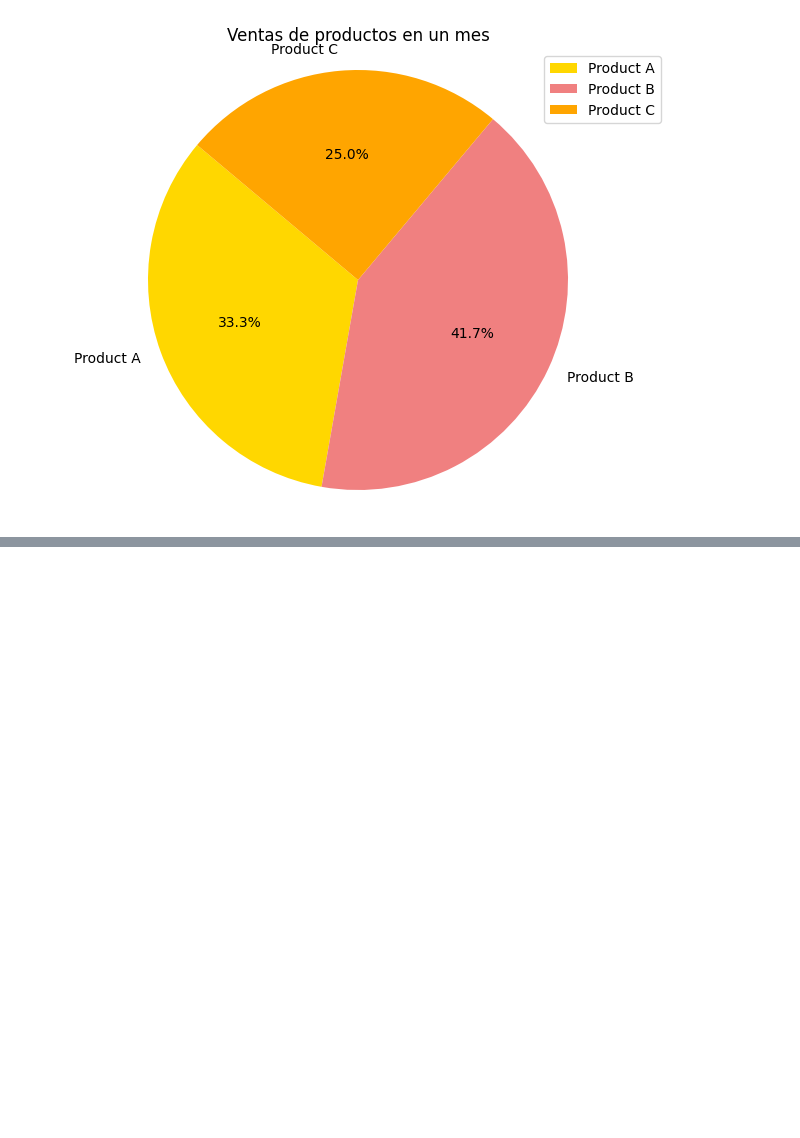
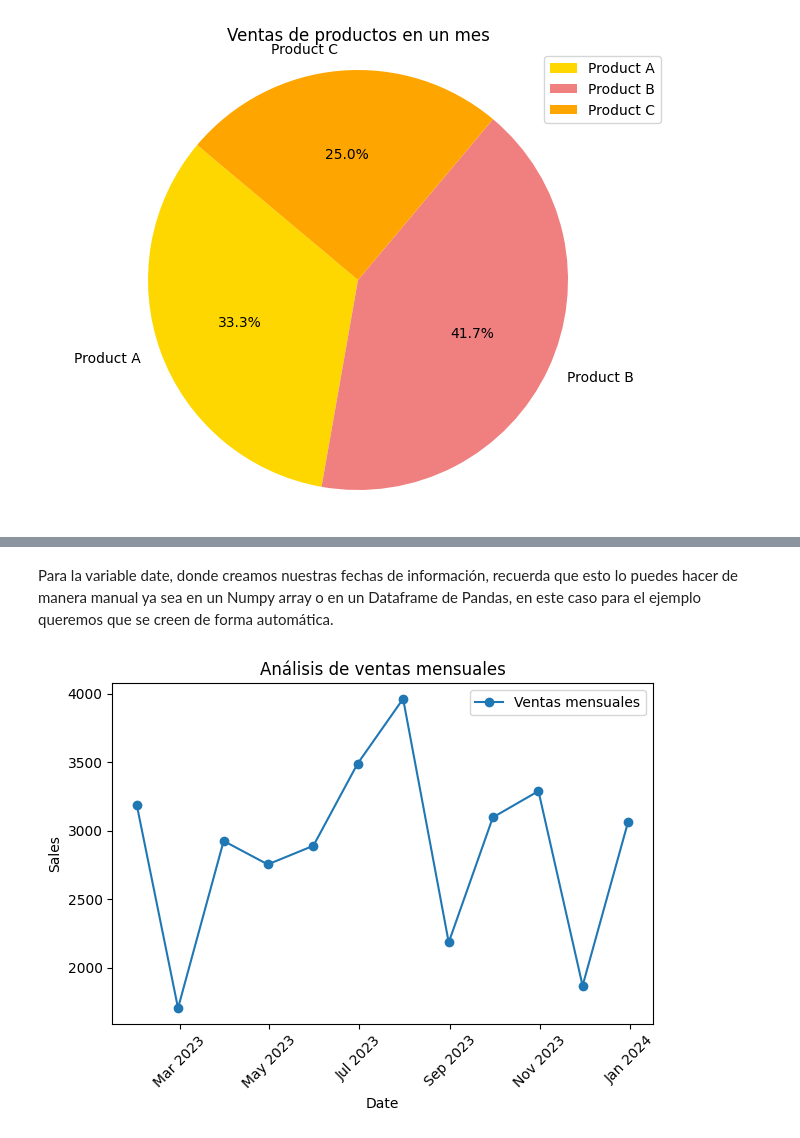
Before and after one commit to hectoras20/py-proyects, a Jupyter notebook: data-analysis/mathplot/herramientas_mathplotlib.ipynb, the cells around one changed output, grey strips where cells are left out. Cells and saved outputs as stored; diff of their text form; code cells hidden in the pictures; blank space fills up the shorter version.

```diff
--- a/data-analysis/mathplot/herramientas_mathplotlib.ipynb
+++ b/data-analysis/mathplot/herramientas_mathplotlib.ipynb
@@ -205,0 +350,39 @@ plt.show()
+# %% [markdown]
+Para la variable date, donde creamos nuestras fechas de información, recuerda que esto lo puedes hacer de manera manual ya sea en un Numpy array o en un Dataframe de Pandas, en este caso para el ejemplo queremos que se creen de forma automática.
+# %%
+# Creamos nuevamente la información de las fechas
+date = pd.date_range(start='2023-01-01', periods=12, freq='M')
+# En el segundo parámetro especifico la secuencia, voy a generar 12 fechas, una por cada mes, para tener en total las ventas desde enero hasta diciembre.
+
+sales = np.random.randint(1000, 5000, 12)
+
+# Creamos nuestra infromación de ventas en un DataFrame con Pandas...
+sales_data = pd.DataFrame({
+    'Date' : date,
+    'Sales' : sales
+})
+
+#QUEREMOS UN GRÁFICO DE LINEAS
+plt.plot(sales_data['Date'], sales_data['Sales'], marker='o', linestyle='-', label='Ventas mensuales')
+# Pondremos nuestra marca en cada coordenada que se encuentre con mark
+# Todo esto fue la personalización
+
+# Observa que estamos manejando un formato en número para los xticks, esto podemos personalizarlo a formato fecha.
+plt.gca().xaxis.set_major_formatter(DateFormatter('%b %Y'))
+#Especificamos que queremos hablar del eje X en específico y lo valos a configurar
+
+#INTEGRACIÓN DE MÉTODOS
+plt.xticks(rotation=45)
+plt.title('Análisis de ventas mensuales')
+plt.xlabel('Date')
+plt.ylabel('Sales')
+
+plt.legend()
+
+plt.tight_layout()
+
+plt.show()
+
+#El formato de fecha que tenemos es en números pero podemos darle una personalización especificando el formato de FECHA, esto lo pondremos antes de la rotación.
+# %% [output]
+[figure, added]
```
Also changed, not shown: parts of 14 cells of this notebook, 24 other files.
